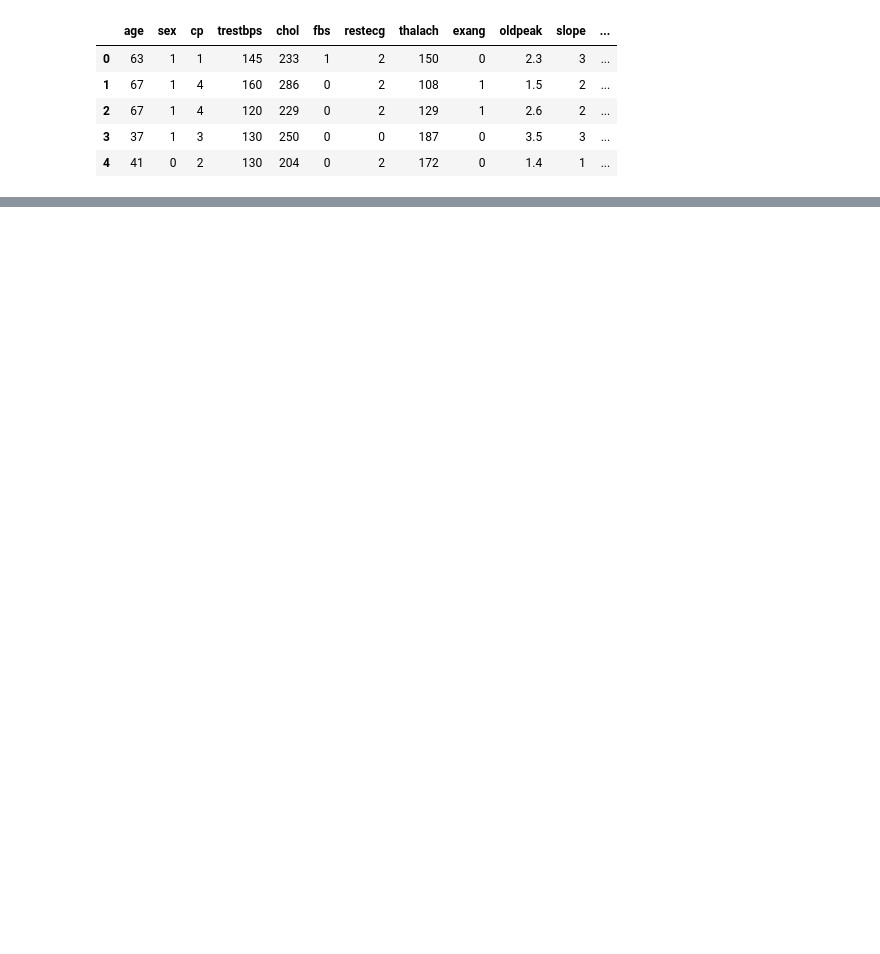
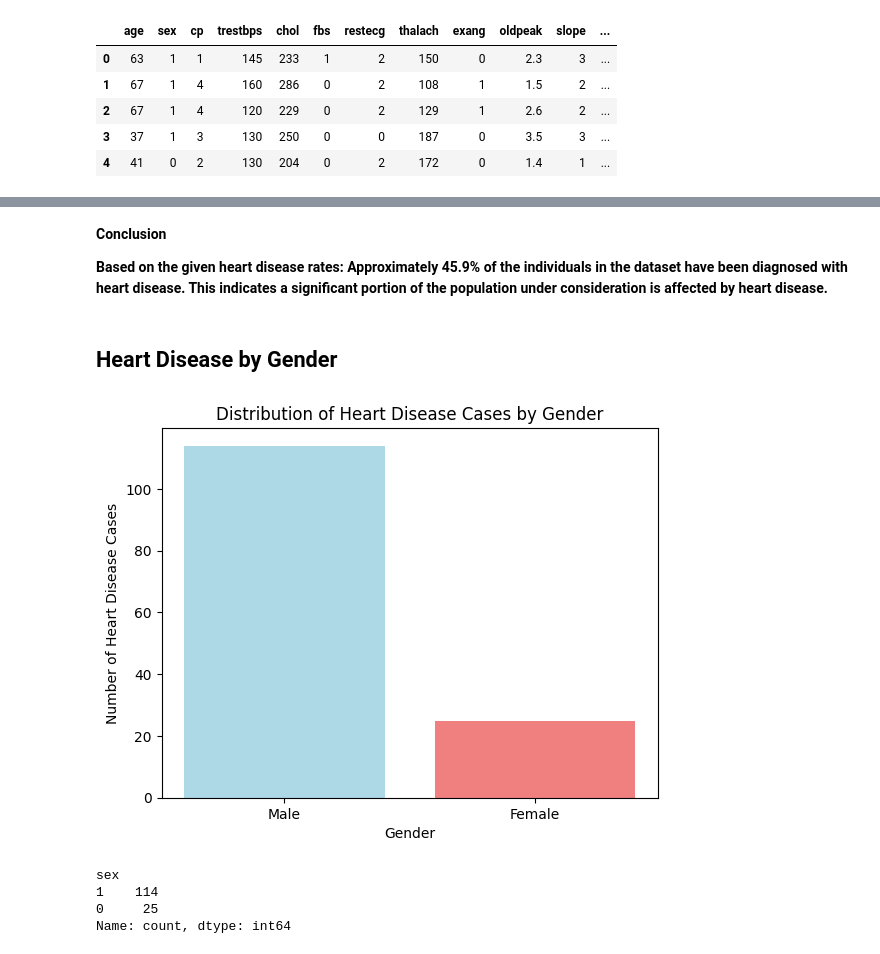
Before and after one commit to CuriousPrathik/Heart-Disease-Diagnostic-Analysis, a Jupyter notebook: Notebooks/EDA.ipynb, the cells around one changed output, grey strips where cells are left out. Cells and saved outputs as stored; diff of their text form; code cells hidden in the pictures; blank space fills up the shorter version.

```diff
--- a/Notebooks/EDA.ipynb
+++ b/Notebooks/EDA.ipynb
@@ -24,8 +22,8 @@ pd.pandas.set_option('display.max_columns',None)
 # %%
 # load the data
 
-# Set the path to the raw data folder
-raw_data_path = 'C:\\Users\\prath\\Heart-Disease-Diagnostic-Analysis\\Data\\Raw\\'
+# Set the path to the processed data folder
+raw_data_path = 'C:\\Users\\prath\\Heart-Disease-Diagnostic-Analysis\\Data\\Processed\\'
 
 # Load the train.csv file into a pandas DataFrame
-df = pd.read_csv(raw_data_path + 'heart_disease_dataset.csv')
+df = pd.read_csv(raw_data_path + 'heart_disease_processed_data.csv')
@@ -149,0 +60,31 @@ df.to_csv(r'C:\Users\prath\Heart-Disease-Diagnostic-Analysis\heart_disease_proce
+# %% [markdown]
+**Conclusion**
+
+**Based on the given heart disease rates: Approximately 45.9% of the individuals in the dataset have been diagnosed with heart disease. This indicates a significant portion of the population under consideration is affected by heart disease.**
+# %% [markdown]
+## **Heart Disease by Gender**
+# %%
+# Count the number of heart disease cases by gender
+heart_disease_by_gender = df[df['num'] == 1]['sex'].value_counts()
+
+# Create a bar chart
+labels = ['Male', 'Female']
+values = heart_disease_by_gender.values
+colors = ['lightblue', 'lightcoral']
+
+plt.bar(labels, values, color=colors)
+
+# Add labels and title
+plt.xlabel('Gender')
+plt.ylabel('Number of Heart Disease Cases')
+plt.title('Distribution of Heart Disease Cases by Gender')
+
+# Display the chart
+plt.show()
+heart_disease_by_gender
+# %% [output]
+[figure, added]
+sex
+1    114
+0     25
+Name: count, dtype: int64
```
Also changed, not shown: parts of 15 cells of this notebook, 2 other files.
